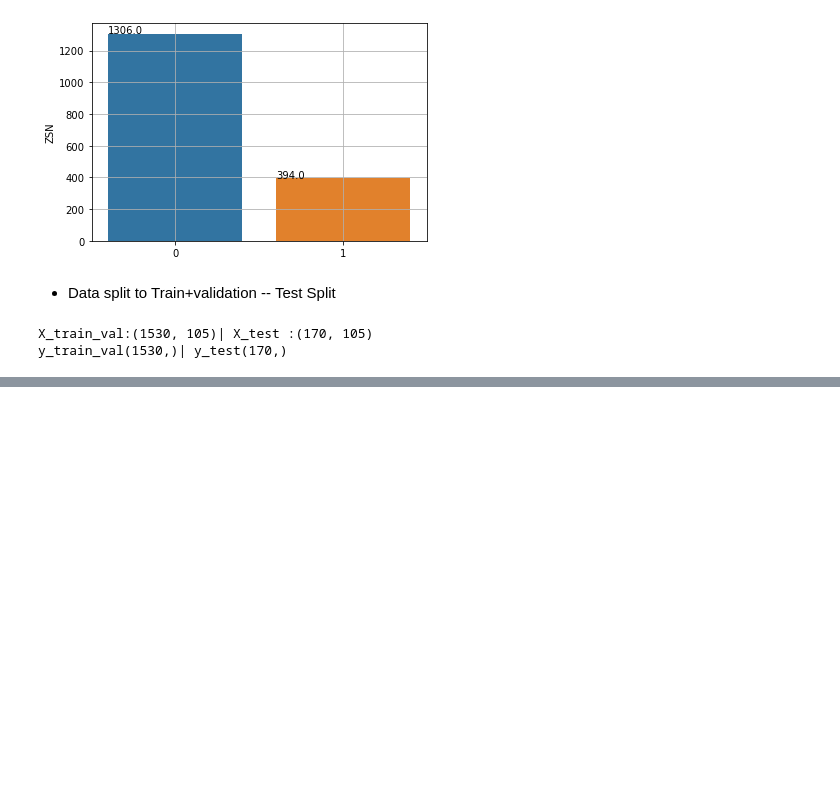
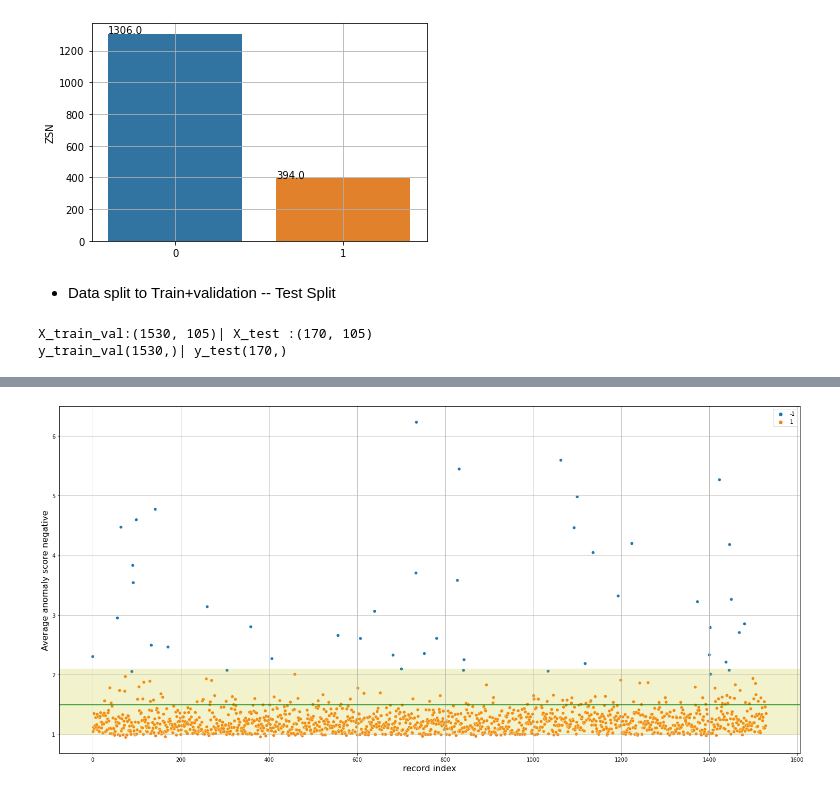
Before and after one commit to Mustafa-omer-mohammed/Myocardial-Infarction_Complications-analysis, a Jupyter notebook: Myocardial infarction complications Analysis.ipynb, the cells around one changed output, grey strips where cells are left out. Saved outputs shown, nothing was run; the diff lists cells and outputs as text; code cells hidden in the pictures; blank space fills up the shorter version.

```diff
--- a/Myocardial infarction complications Analysis.ipynb
+++ b/Myocardial infarction complications Analysis.ipynb
@@ -365,0 +470,7 @@ y_train_val(1530,)| y_test(170,)
+# %%
+#local outlier factor
+from sklearn.neighbors import LocalOutlierFactor
+# feature scaling
+lof = LocalOutlierFactor(n_neighbors=10, contamination= 0.03)
+lof_predictions = lof.fit_predict(train_outliers) #-1s identify outliers
+X_scores = lof.negative_outlier_factor_
@@ -365,0 +482,19 @@ y_train_val(1530,)| y_test(170,)
+# %%
+both = list(zip(X_scores, lof_predictions))
+x_samples = [-x for x,y in both]
+y_samples = [y for x,y in both]
+plt.figure(figsize=(25,12))
+palette = {
+    -1: 'tab:blue',
+    1: 'tab:orange'}
+graph = sns.scatterplot(x=np.arange(len(x_samples)) , y = x_samples , hue=y_samples , palette=palette )
+graph.axhline(1.5 , color = 'g')
+plt.xlabel('record index', fontsize=16)
+plt.ylabel('Average anomaly score negative', fontsize=16)
+plt.grid()
+plt.legend()
+plt.axhspan(1,2.1 , alpha=0.2 , color='y', label ='inliners')
+plt.savefig('./images/Local outlier Factor.png' , dpi=400)
+plt.show()
+# %% [output]
+[figure, added]
```
Also changed, not shown: parts of 19 cells of this notebook.
